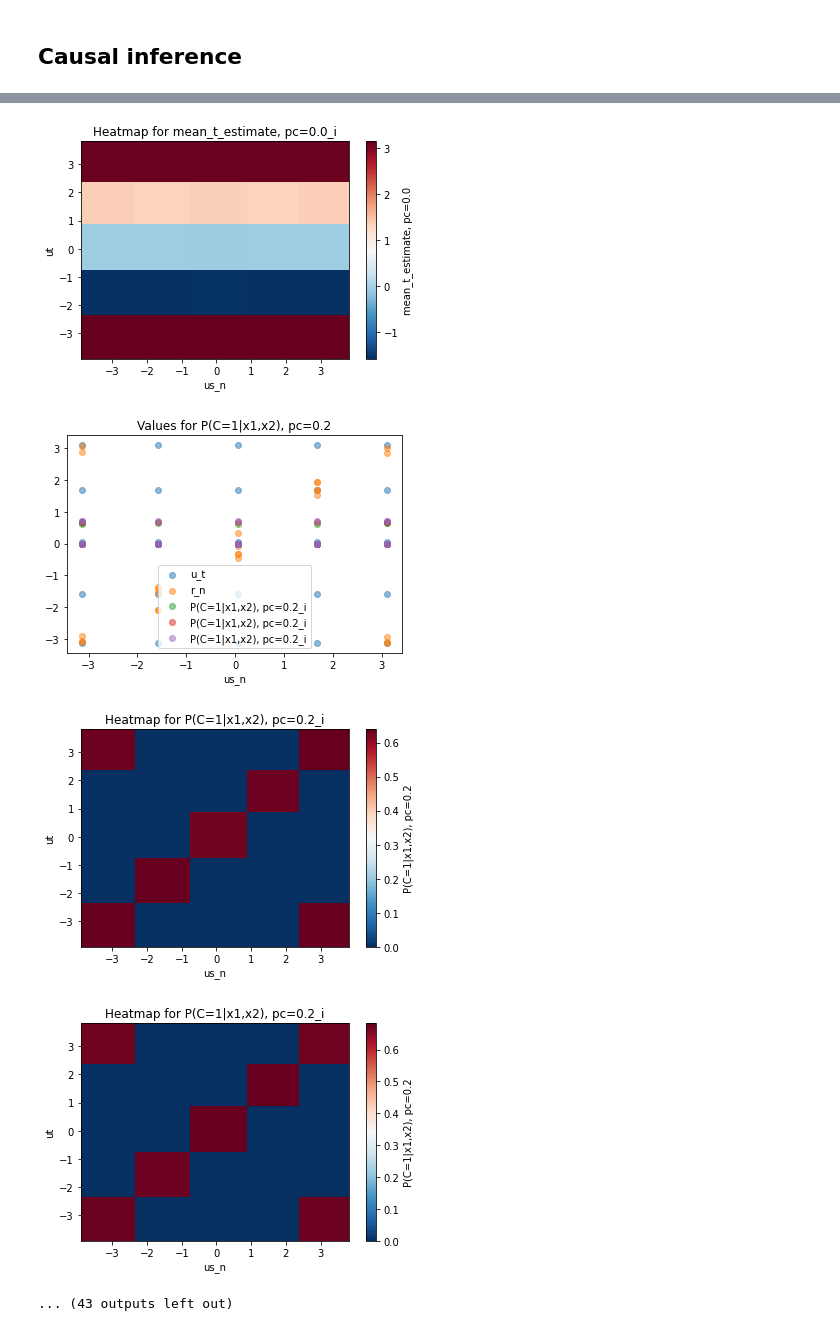
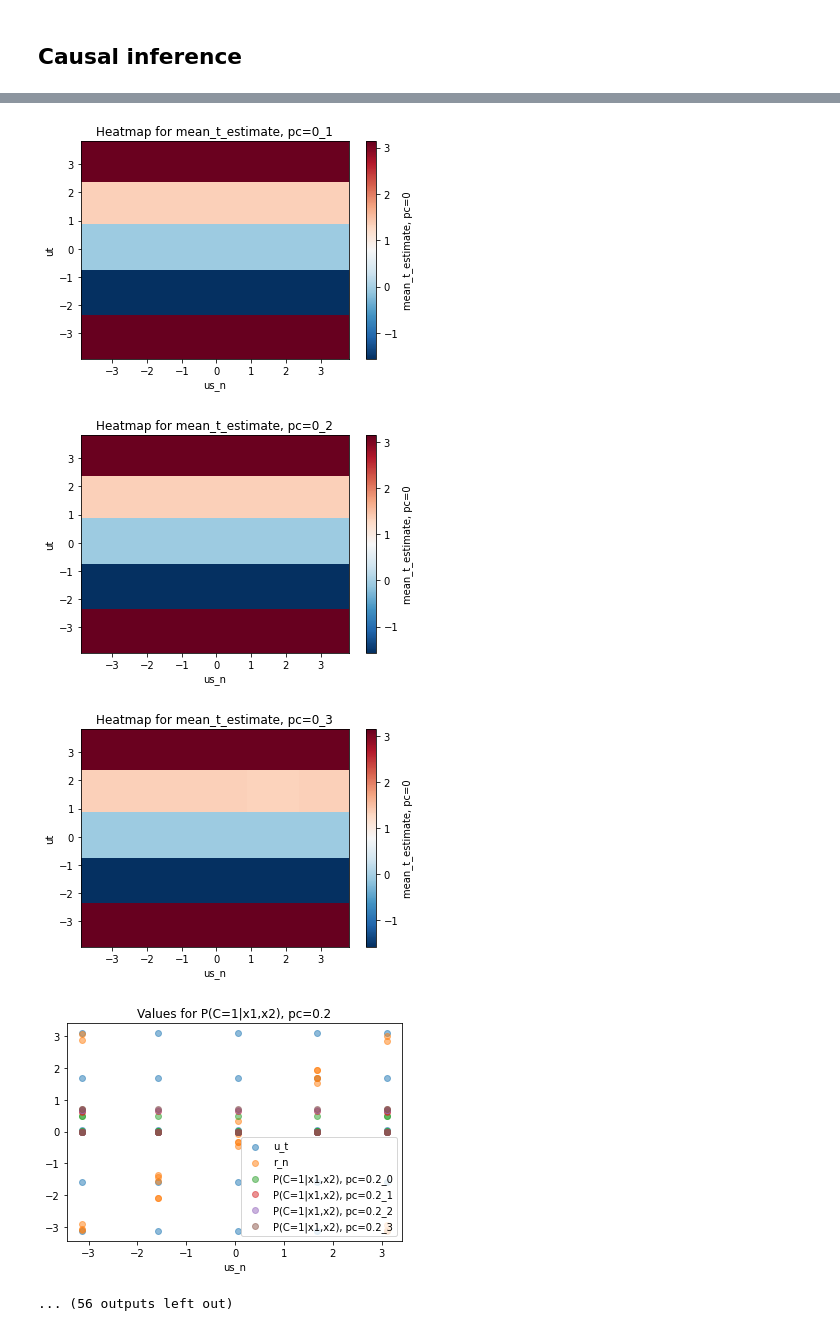
Before and after one commit to ak47na/multisensory_causal_inference, a Jupyter notebook: example_custom_causal_inference.ipynb, the cells around one changed output, grey strips where cells are left out. Cells and saved outputs as stored; diff of their text form; code cells hidden in the pictures.

```diff
--- a/example_custom_causal_inference.ipynb
+++ b/example_custom_causal_inference.ipynb
@@ -48,7 +32,8 @@ def heatmap_f_s_n_t(f_s_n_t, s_n, t, f_name):
 # %% [markdown]
 Get the s_n, t, r_n(s_n, t) values of interest
 # %%
-s_n, t, r_n = utils.get_s_n_and_t(grid, gam_data)
+s_n, t, r_n = utils.get_s_n_and_t(causal_inference_estimator.grid,
+                                   causal_inference_estimator.gam_data)
 s_n.shape, t.shape, r_n.shape
 # %% [output]
 ((250, 250), (250, 250), (250, 250))
@@ -75,5 +63,6 @@ s_n.shape, t.shape
 s_n, t, r_n = s_n.flatten(), t.flatten(), r_n.flatten()
 us_n = unif_map.angle_space_to_unif_space(s_n)
 ut = unif_map.angle_space_to_unif_space(t)
-kappa1 = np.array([50, 70, 100])
-kappa2 = np.array([40, 60, 90])
+kappa1 = np.array([20, 50, 70, 100])
+kappa2 = np.array([10, 40, 60, 90])
+print(f'Performing causal inference for ut, u_s_n of shape {ut.shape, us_n.shape}')
@@ -147,18 +87,28 @@ def plot_estimate(us_n, ut, r_n, mu_x_dim, estimate, est_label, plot_heatmap):
+# %%
+for p_common in p_commons:
+    responses, posterior_p_common, mean_t_est, mean_sn_est = causal_inference_estimator.forward(t_samples=t_samples,
+                                                                                                s_n_samples=s_n_samples,
+                                                                                                p_common=p_common,
+                                                                                                kappa1=kappa1,
+                                                                                                kappa2=kappa2)
+    results['responses'].append(responses)
+    results['posterior_p_common'].append(posterior_p_common)
+    results['mean_t_est'].append(mean_t_est)
+    results['mean_sn_est'].append(mean_sn_est)
 # %%
 assert (len(us_n) == mu_x_dim**2)
-for decision_rule in decision_rules:
-    for i, p_c in enumerate(p_commons):
-       plot_heatmap = (p_c < 1) and (p_c > 0)
-       plot_estimate(us_n=us_n, ut=ut, r_n=r_n, mu_x_dim=mu_x_dim,
-                     estimate=response_dict[decision_rule]['posterior_p_common'][i].mean(axis=0),
-                     est_label=f'P(C=1|x1,x2), pc={p_c}',
-                     plot_heatmap=plot_heatmap)
-       plot_estimate(us_n=us_n, ut=ut, r_n=r_n, mu_x_dim=mu_x_dim,
-                     estimate=response_dict[decision_rule]['mean_sn_estimate'][i],
-                     est_label=f'mean_sn_estimate, pc={p_c}',
-                     plot_heatmap=True)
-       plot_estimate(us_n=us_n, ut=ut, r_n=r_n, mu_x_dim=mu_x_dim,
-                     estimate=response_dict[decision_rule]['mean_t_estimate'][i],
-                     est_label=f'mean_t_estimate, pc={p_c}',
-                     plot_heatmap=True)
+for i, p_c in enumerate(p_commons):
+    plot_heatmap = (p_c < 1) and (p_c > 0)
+    plots.plot_estimate(us_n=us_n, ut=ut, r_n=r_n, mu_x_dim=mu_x_dim,
+                    estimate=results['posterior_p_common'][i].mean(axis=0),
+                    est_label=f'P(C=1|x1,x2), pc={p_c}',
+                    plot_heatmap=plot_heatmap)
+    plots.plot_estimate(us_n=us_n, ut=ut, r_n=r_n, mu_x_dim=mu_x_dim,
+                    estimate=results['mean_sn_est'][i],
+                    est_label=f'mean_sn_estimate, pc={p_c}',
+                    plot_heatmap=True)
+    plots.plot_estimate(us_n=us_n, ut=ut, r_n=r_n, mu_x_dim=mu_x_dim,
+                    estimate=results['mean_t_est'][i],
+                    est_label=f'mean_t_estimate, pc={p_c}',
+                    plot_heatmap=True)
 # %% [output]
@@ -173,5 +123,5 @@ for decision_rule in decision_rules:
-[figure, old version]
+[figure, new version]
-[figure, old version]
+[figure, new version]
-[figure, old version]
+[figure, new version]
-[figure, old version]
+[figure, new version]
-... (43 outputs left out)
+... (56 outputs left out)
```
Also changed, not shown: parts of 13 cells of this notebook, 2 other files.
